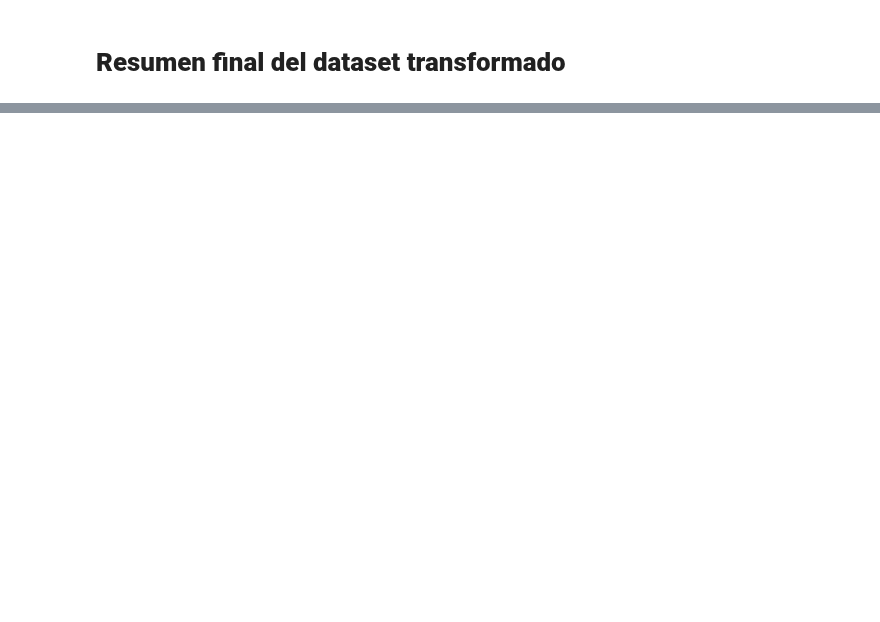
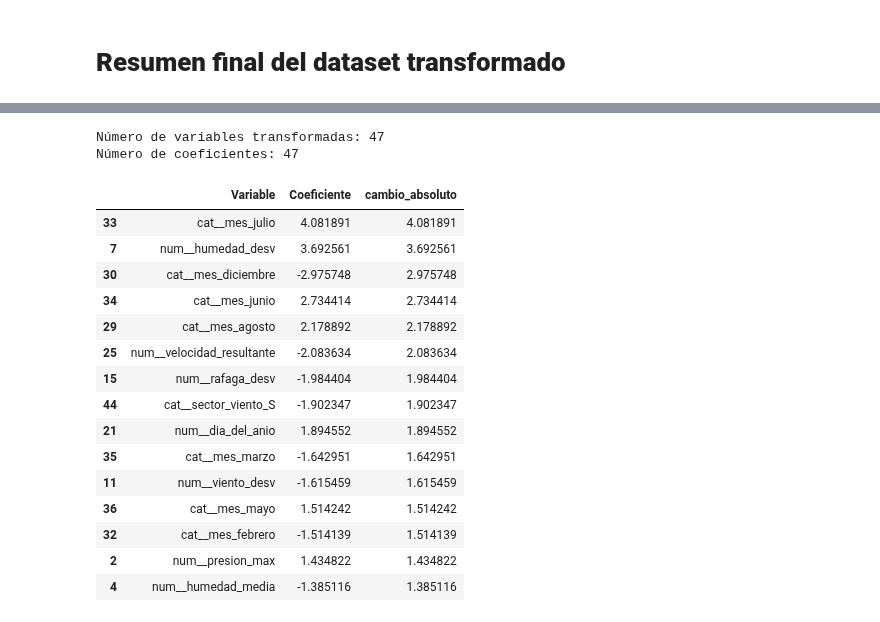
Before and after one commit to lauraS191/MaterialDeClase-ISIS-2611, a Jupyter notebook: 202620/Laboratorios/L1/Preparación de datos.ipynb, the cells around one changed output, grey strips where cells are left out. Drawn from its saved outputs; the diff is of its cells as text; code cells hidden in the pictures; blank space fills up the shorter version.

```diff
--- a/202620/Laboratorios/L1/Preparación de datos.ipynb
+++ b/202620/Laboratorios/L1/Preparación de datos.ipynb
@@ -446,0 +775,41 @@ Una vez corregidos estos problemas, se aplicó ingeniería de características s
+# %%
+nombres_variables_m2 = modelo_2.named_steps['preprocesamiento'].get_feature_names_out()
+
+coeficientes_m2 = modelo_2.named_steps['regresion'].coef_
+
+print("Número de variables transformadas:", len(nombres_variables_m2))
+print("Número de coeficientes:", len(coeficientes_m2))
+# %% [output]
+Número de variables transformadas: 47
+Número de coeficientes: 47
+# %%
+tabla_coeficientes = pd.DataFrame({
+    'Variable': nombres_variables_m2,
+    'Coeficiente': coeficientes_m2
+})
+
+tabla_coeficientes['cambio_absoluto'] = tabla_coeficientes['Coeficiente'].abs()
+
+tabla_coeficientes = tabla_coeficientes.sort_values(
+    by='cambio_absoluto',
+    ascending=False
+)
+
+tabla_coeficientes.head(15)
+# %% [output]
+|  | Variable | Coeficiente | cambio_absoluto |
+| 33 | cat__mes_julio | 4.081891 | 4.081891 |
+| 7 | num__humedad_desv | 3.692561 | 3.692561 |
+| 30 | cat__mes_diciembre | -2.975748 | 2.975748 |
+| 34 | cat__mes_junio | 2.734414 | 2.734414 |
+| 29 | cat__mes_agosto | 2.178892 | 2.178892 |
+| 25 | num__velocidad_resultante | -2.083634 | 2.083634 |
+| 15 | num__rafaga_desv | -1.984404 | 1.984404 |
+| 44 | cat__sector_viento_S | -1.902347 | 1.902347 |
+| 21 | num__dia_del_anio | 1.894552 | 1.894552 |
+| 35 | cat__mes_marzo | -1.642951 | 1.642951 |
+| 11 | num__viento_desv | -1.615459 | 1.615459 |
+| 36 | cat__mes_mayo | 1.514242 | 1.514242 |
+| 32 | cat__mes_febrero | -1.514139 | 1.514139 |
+| 2 | num__presion_max | 1.434822 | 1.434822 |
+| 4 | num__humedad_media | -1.385116 | 1.385116 |
```
Also changed, not shown: parts of 84 cells of this notebook, 1 other file.
